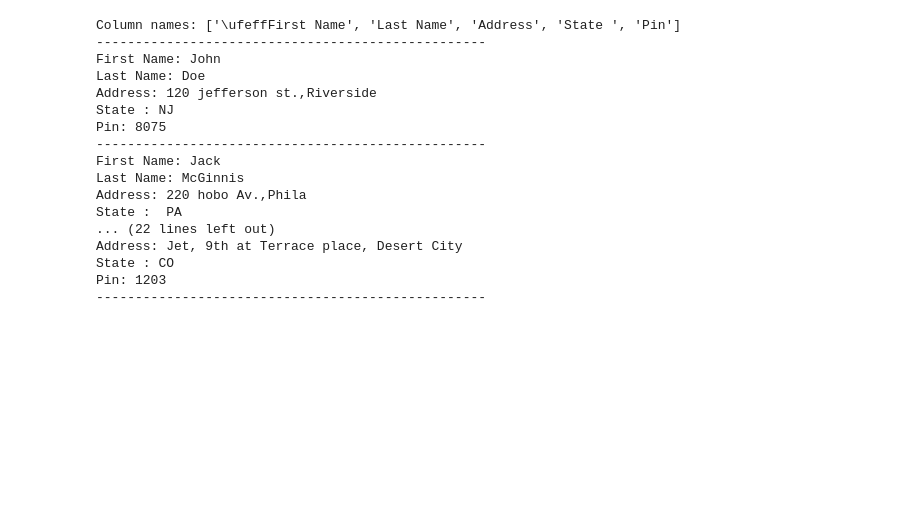
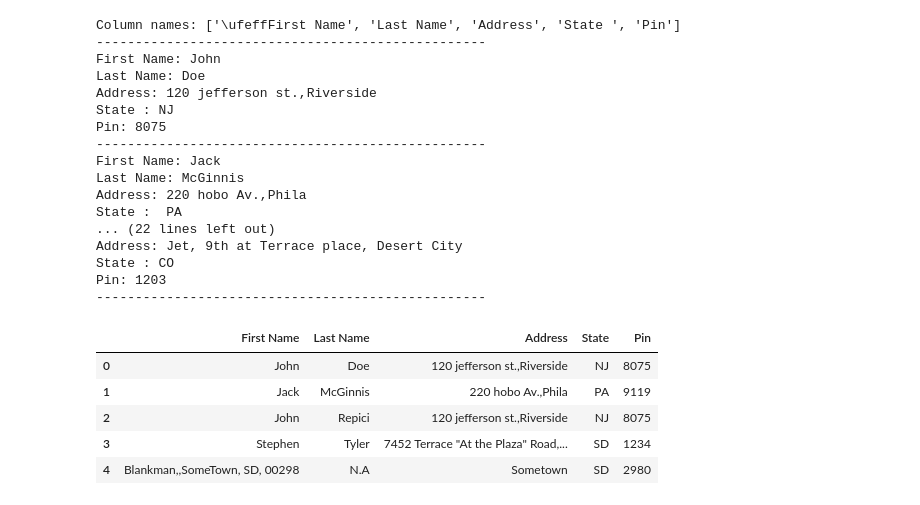
Before and after one commit to d4rksn1pe/Class-9_AI, a Jupyter notebook: final-programs/ai-final.ipynb, the cells around one changed output. Cells and saved outputs as stored; diff of their text form; code cells hidden in the pictures; blank space fills up the shorter version.

```diff
--- a/final-programs/ai-final.ipynb
+++ b/final-programs/ai-final.ipynb
@@ -59,6 +59,19 @@ Address: Jet, 9th at Terrace place, Desert City
 State : CO
 Pin: 1203
 --------------------------------------------------
+# %%
+import pandas as pd
+d=pd.read_csv(r"addresses.csv")
+d.insert(5,'Delete',['0','1', '2','3', '4', '5'])
+d.drop('Delete', axis=1, inplace=True)
+d.head()
+# %% [output]
+|  | First Name | Last Name | Address | State | Pin |
+| 0 | John | Doe | 120 jefferson st.,Riverside | NJ | 8075 |
+| 1 | Jack | McGinnis | 220 hobo Av.,Phila | PA | 9119 |
+| 2 | John | Repici | 120 jefferson st.,Riverside | NJ | 8075 |
+| 3 | Stephen | Tyler | 7452 Terrace "At the Plaza" Road,... | SD | 1234 |
+| 4 | Blankman,,SomeTown, SD, 00298 | N.A | Sometown | SD | 2980 |
 # %%
 #Creating a list of strings and accessing using index
 
```
Also changed, not shown: parts of 2 cells of this notebook.
